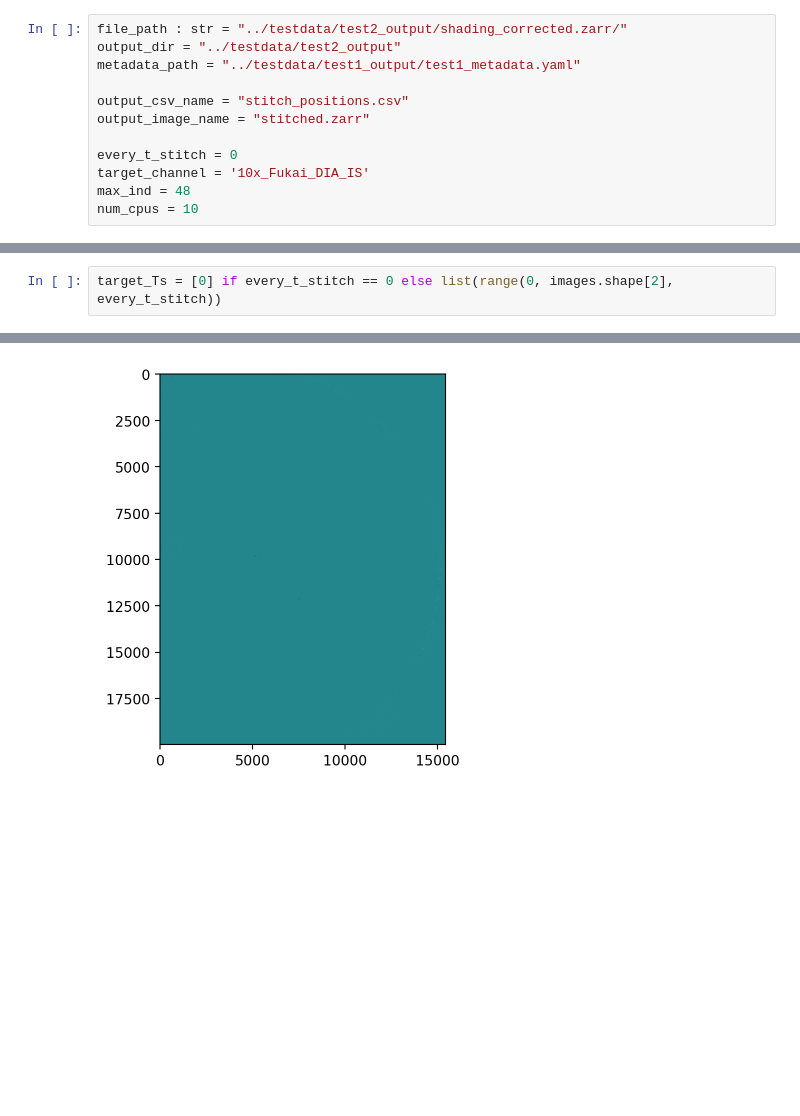
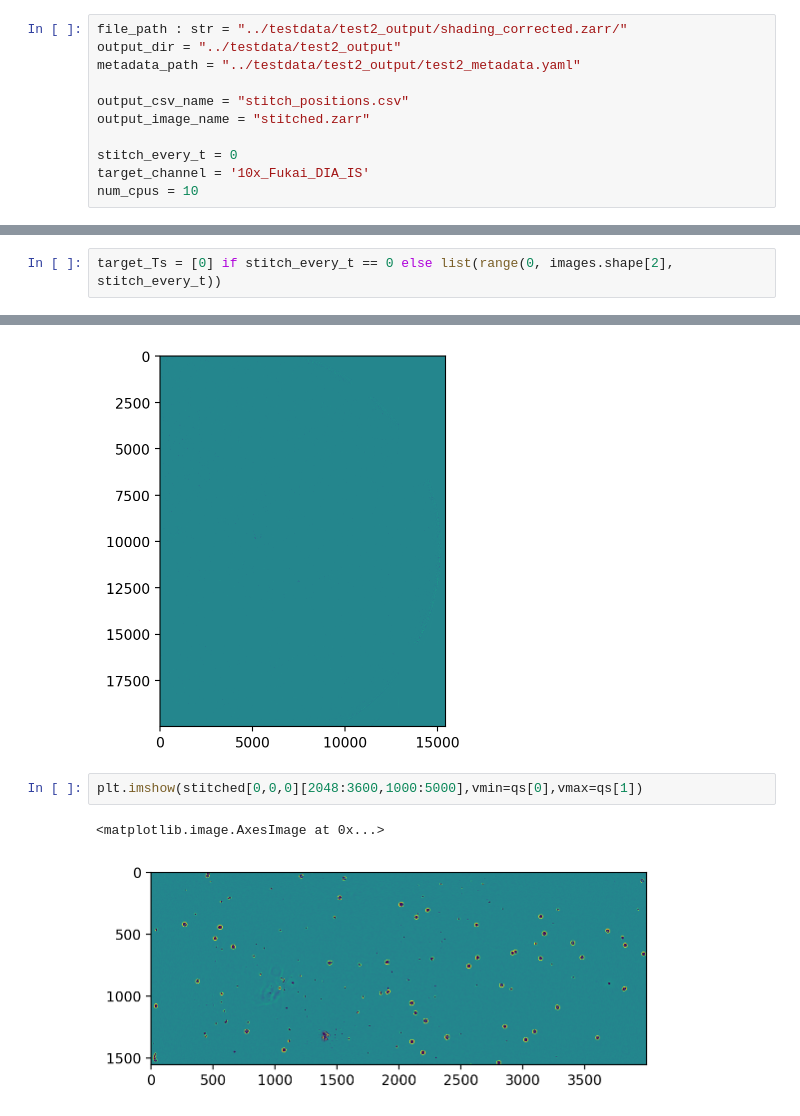
Before and after one commit to yfukai/microflow, a Jupyter notebook: scripts/c_stitching.ipynb, the cells around one changed output, grey strips where cells are left out. Drawn from its saved outputs; the diff is of its cells as text; blank space fills up the shorter version.

Commit message:
added stitching pipeline

```diff
--- a/scripts/c_stitching.ipynb
+++ b/scripts/c_stitching.ipynb
@@ -1,14 +1,13 @@
 # %%
 file_path : str = "../testdata/test2_output/shading_corrected.zarr/"
 output_dir = "../testdata/test2_output"
-metadata_path = "../testdata/test1_output/test1_metadata.yaml"
+metadata_path = "../testdata/test2_output/test2_metadata.yaml"
 
 output_csv_name = "stitch_positions.csv"
 output_image_name = "stitched.zarr"
 
-every_t_stitch = 0
+stitch_every_t = 0
 target_channel = '10x_Fukai_DIA_IS'
-max_ind = 48
 num_cpus = 10
 # %%
 from pathlib import Path
@@ -172,7 +173,7 @@ print(index_positions[:10])
  [1 0]
  [2 0]]
 # %%
-target_Ts = [0] if every_t_stitch == 0 else list(range(0, images.shape[2], every_t_stitch))
+target_Ts = [0] if stitch_every_t == 0 else list(range(0, images.shape[2], stitch_every_t))
 # %%
 qs = np.percentile(
     np.concatenate([
@@ -289,3 +285,8 @@ plt.imshow(stitched[0,0,0])
 # %% [output]
 <matplotlib.image.AxesImage at 0x...>
 [figure]
+# %%
+plt.imshow(stitched[0,0,0][2048:3600,1000:5000],vmin=qs[0],vmax=qs[1])
+# %% [output]
+<matplotlib.image.AxesImage at 0x...>
+[figure, added]
```
Also changed, not shown: parts of 8 cells of this notebook, 5 other files.
